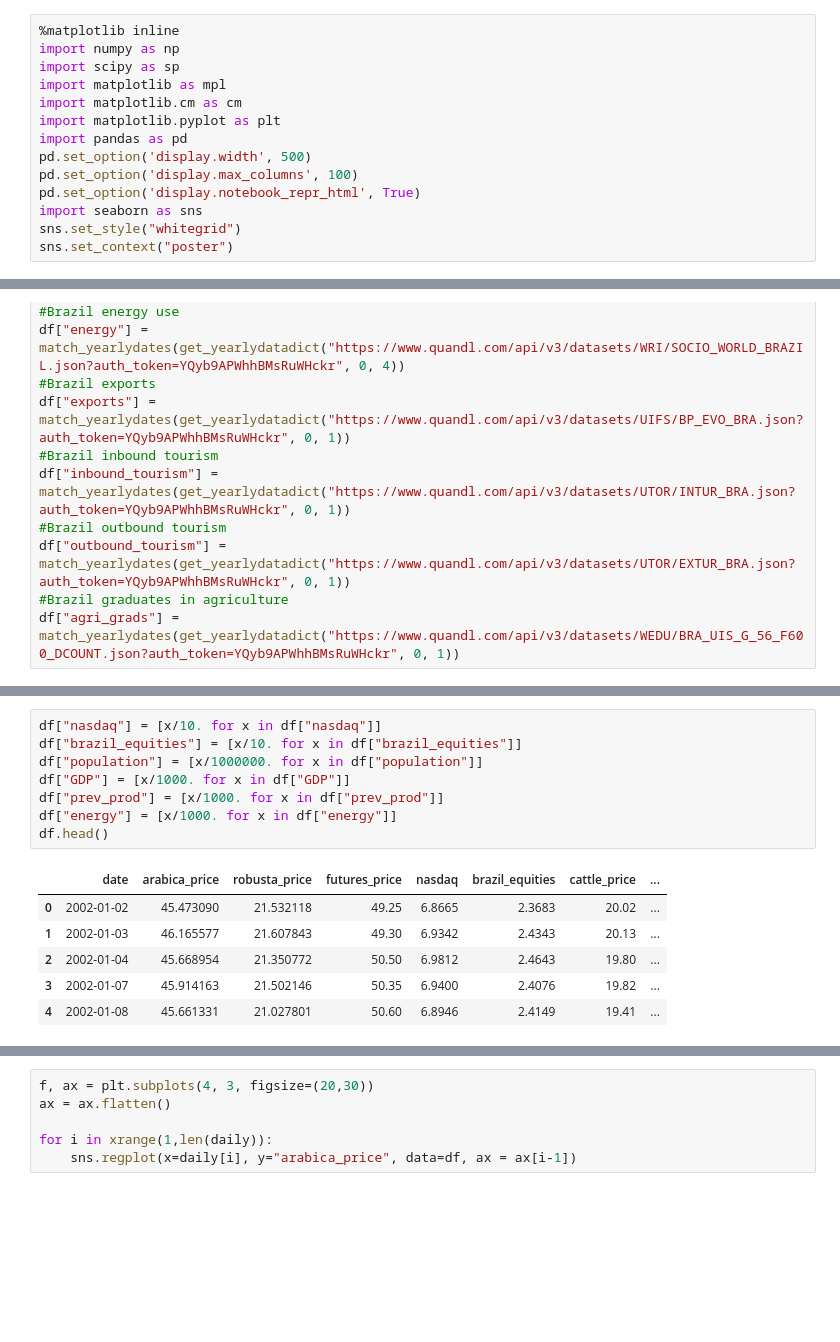
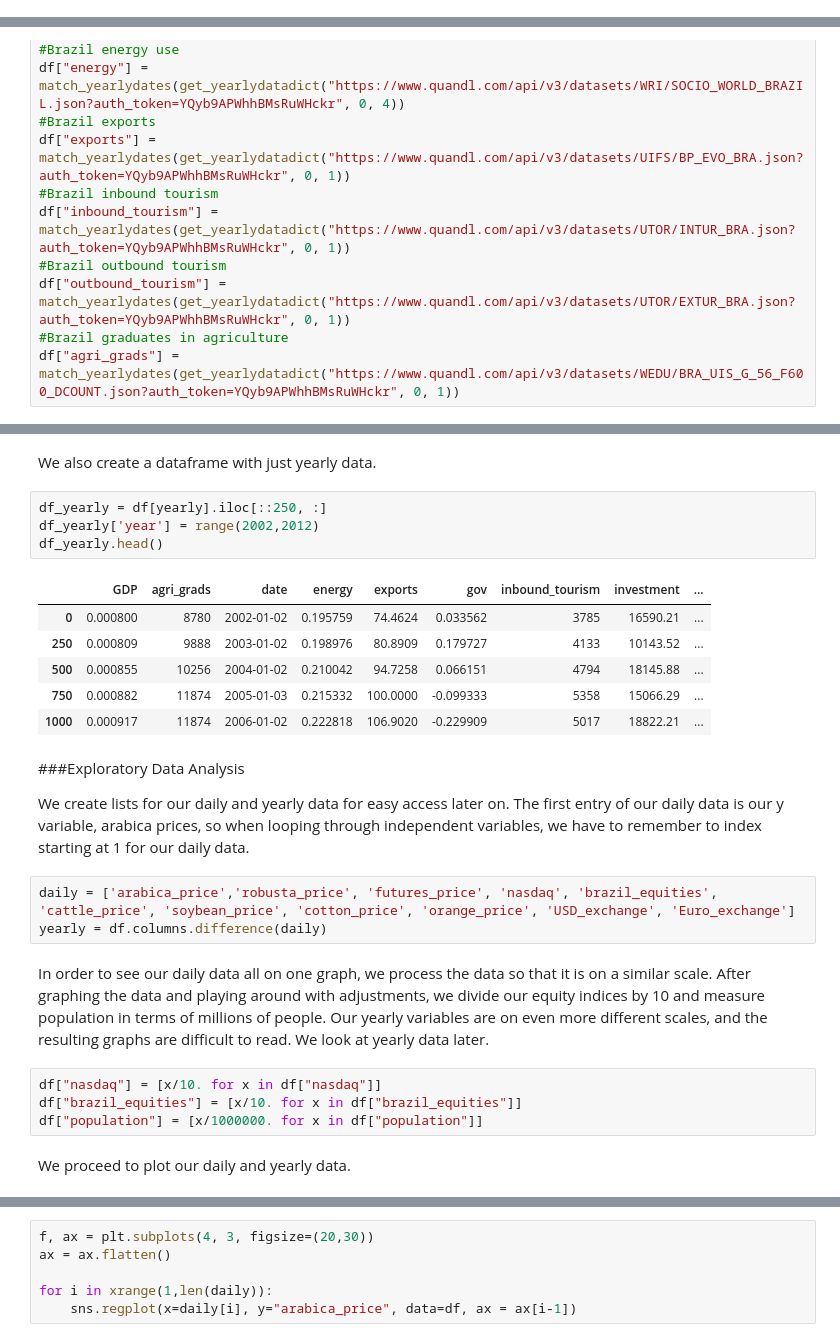
Before and after one commit to janezchen/coffee, a Jupyter notebook: coffee.ipynb, the cells around one changed output, grey strips where cells are left out. Drawn from its saved outputs; the diff is of its cells as text; blank space fills up the shorter version.

Commit message:
clean up notebook, interpret EDA and add comments

```diff
--- a/coffee.ipynb
+++ b/coffee.ipynb
@@ -10,17 +10,3 @@ Coffee production occurs primarily in Brazil, Vietnam, Indonesia, and Columbia,
 Because coffee futures are publicly traded, there is a huge incentive to accurately model the future price of the good. Some of the factors worth considering are weather forecasting in countries of production, changes in demand, economics of export and import laws, and the price of raw materials. This information can be freely accessed and integrated into a predictive model.
 # %% [markdown]
 #Table of Contents
-# %%
-%matplotlib inline
-import numpy as np
-import scipy as sp
-import matplotlib as mpl
-import matplotlib.cm as cm
-import matplotlib.pyplot as plt
-import pandas as pd
-pd.set_option('display.width', 500)
-pd.set_option('display.max_columns', 100)
-pd.set_option('display.notebook_repr_html', True)
-import seaborn as sns
-sns.set_style("whitegrid")
-sns.set_context("poster")
@@ -113,17 +139,30 @@ df["agri_grads"] = match_yearlydates(get_yearlydatadict("https://www.quandl.com/
+# %% [markdown]
+We also create a dataframe with just yearly data.
+# %%
+df_yearly = df[yearly].iloc[::250, :]
+df_yearly['year'] = range(2002,2012)
+df_yearly.head()
+# %% [output]
+|  | GDP | agri_grads | date | energy | exports | gov | inbound_tourism | investment | ... |
+| 0 | 0.000800 | 8780 | 2002-01-02 | 0.195759 | 74.4624 | 0.033562 | 3785 | 16590.21 | ... |
+| 250 | 0.000809 | 9888 | 2003-01-02 | 0.198976 | 80.8909 | 0.179727 | 4133 | 10143.52 | ... |
+| 500 | 0.000855 | 10256 | 2004-01-02 | 0.210042 | 94.7258 | 0.066151 | 4794 | 18145.88 | ... |
+| 750 | 0.000882 | 11874 | 2005-01-03 | 0.215332 | 100.0000 | -0.099333 | 5358 | 15066.29 | ... |
+| 1000 | 0.000917 | 11874 | 2006-01-02 | 0.222818 | 106.9020 | -0.229909 | 5017 | 18822.21 | ... |
+# %% [markdown]
+###Exploratory Data Analysis
+
+We create lists for our daily and yearly data for easy access later on. The first entry of our daily data is our y variable, arabica prices, so when looping through independent variables, we have to remember to index starting at 1 for our daily data.
+# %%
+daily = ['arabica_price','robusta_price', 'futures_price', 'nasdaq', 'brazil_equities', 'cattle_price', 'soybean_price', 'cotton_price', 'orange_price', 'USD_exchange', 'Euro_exchange']
+yearly = df.columns.difference(daily)
+# %% [markdown]
+In order to see our daily data all on one graph, we process the data so that it is on a similar scale. After graphing the data and playing around with adjustments, we divide our equity indices by 10 and measure population in terms of millions of people. Our yearly variables are on even more different scales, and the resulting graphs are difficult to read. We look at yearly data later.
 # %%
 df["nasdaq"] = [x/10. for x in df["nasdaq"]]
 df["brazil_equities"] = [x/10. for x in df["brazil_equities"]]
 df["population"] = [x/1000000. for x in df["population"]]
-df["GDP"] = [x/1000. for x in df["GDP"]]
-df["prev_prod"] = [x/1000. for x in df["prev_prod"]]
-df["energy"] = [x/1000. for x in df["energy"]]
-df.head()
-# %% [output]
-|  | date | arabica_price | robusta_price | futures_price | nasdaq | brazil_equities | cattle_price | ... |
-| 0 | 2002-01-02 | 45.473090 | 21.532118 | 49.25 | 6.8665 | 2.3683 | 20.02 | ... |
-| 1 | 2002-01-03 | 46.165577 | 21.607843 | 49.30 | 6.9342 | 2.4343 | 20.13 | ... |
-| 2 | 2002-01-04 | 45.668954 | 21.350772 | 50.50 | 6.9812 | 2.4643 | 19.80 | ... |
-| 3 | 2002-01-07 | 45.914163 | 21.502146 | 50.35 | 6.9400 | 2.4076 | 19.82 | ... |
-| 4 | 2002-01-08 | 45.661331 | 21.027801 | 50.60 | 6.8946 | 2.4149 | 19.41 | ... |
+# %% [markdown]
+We proceed to plot our daily and yearly data.
 # %%
 #plot daily data
```
Also changed, not shown: parts of 12 cells of this notebook.
